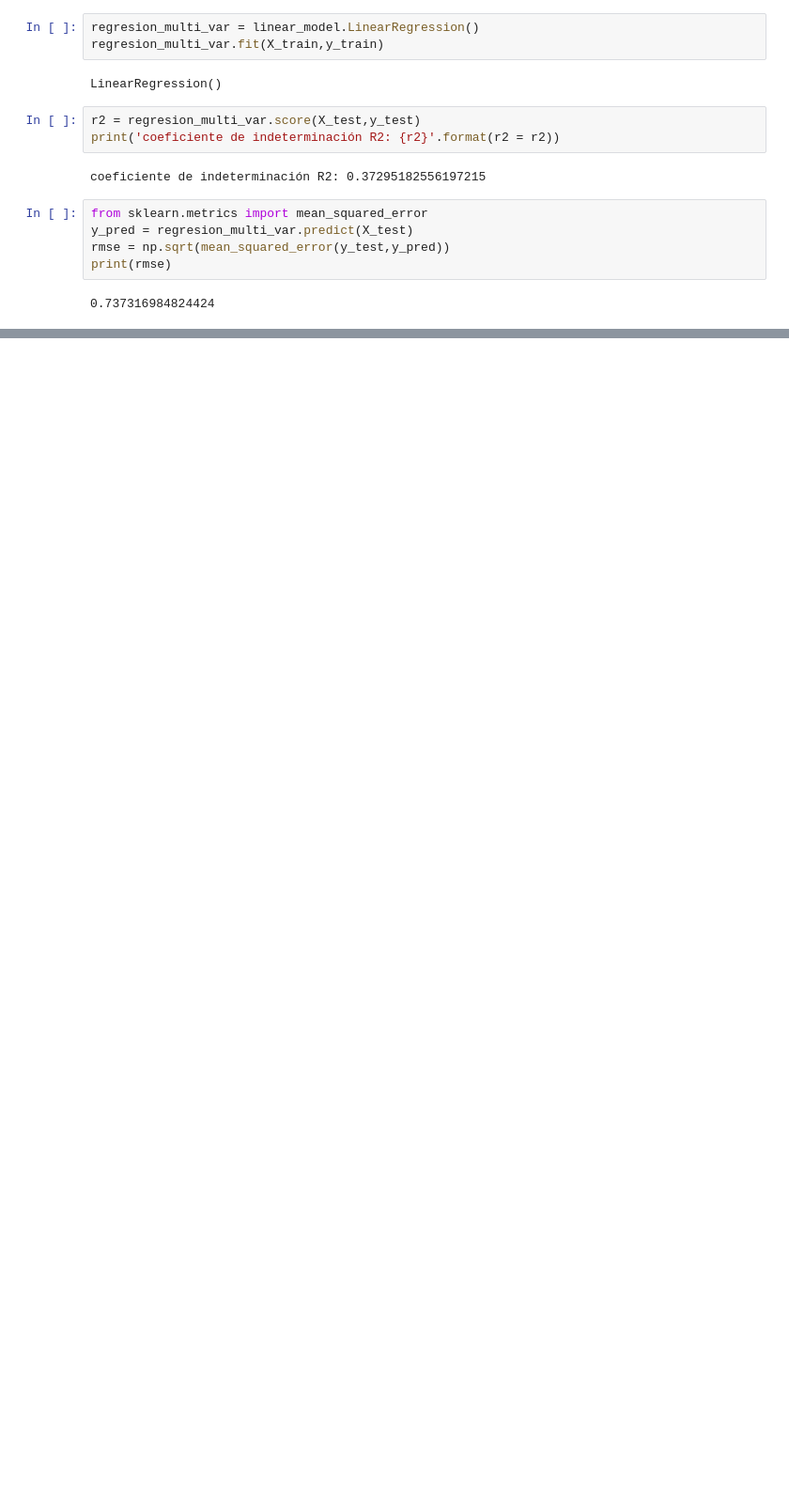
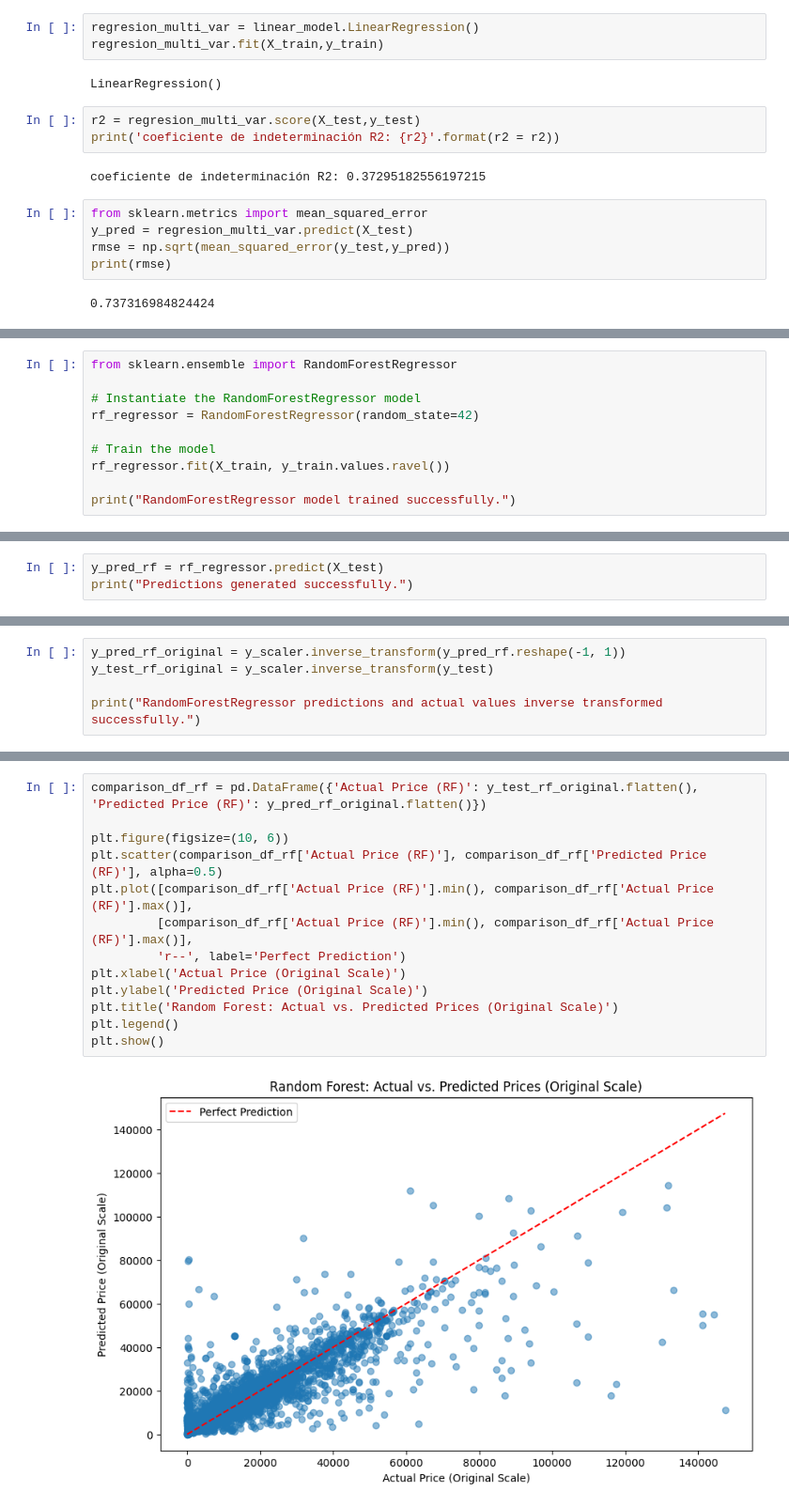
Before and after one commit to AngelFelixV/Regresi-n_predictor_autos, a Jupyter notebook: Copia_de_Regresión_clase_autos.ipynb, the cells around one changed output, grey strips where cells are left out. Shown: that part at 94% size. Saved outputs shown, nothing was run; the diff lists cells and outputs as text; blank space fills up the shorter version.

```diff
--- a/Copia_de_Regresión_clase_autos.ipynb
+++ b/Copia_de_Regresión_clase_autos.ipynb
@@ -365,0 +460,10 @@ print(rmse)
+# %%
+from sklearn.ensemble import RandomForestRegressor
+
+# Instantiate the RandomForestRegressor model
+rf_regressor = RandomForestRegressor(random_state=42)
+
+# Train the model
+rf_regressor.fit(X_train, y_train.values.ravel())
+
+print("RandomForestRegressor model trained successfully.")
@@ -365,0 +480,3 @@ print(rmse)
+# %%
+y_pred_rf = rf_regressor.predict(X_test)
+print("Predictions generated successfully.")
@@ -365,0 +493,5 @@ print(rmse)
+# %%
+y_pred_rf_original = y_scaler.inverse_transform(y_pred_rf.reshape(-1, 1))
+y_test_rf_original = y_scaler.inverse_transform(y_test)
+
+print("RandomForestRegressor predictions and actual values inverse transformed successfully.")
@@ -365,0 +525,15 @@ print(rmse)
+# %%
+comparison_df_rf = pd.DataFrame({'Actual Price (RF)': y_test_rf_original.flatten(), 'Predicted Price (RF)': y_pred_rf_original.flatten()})
+
+plt.figure(figsize=(10, 6))
+plt.scatter(comparison_df_rf['Actual Price (RF)'], comparison_df_rf['Predicted Price (RF)'], alpha=0.5)
+plt.plot([comparison_df_rf['Actual Price (RF)'].min(), comparison_df_rf['Actual Price (RF)'].max()],
+         [comparison_df_rf['Actual Price (RF)'].min(), comparison_df_rf['Actual Price (RF)'].max()],
+         'r--', label='Perfect Prediction')
+plt.xlabel('Actual Price (Original Scale)')
+plt.ylabel('Predicted Price (Original Scale)')
+plt.title('Random Forest: Actual vs. Predicted Prices (Original Scale)')
+plt.legend()
+plt.show()
+# %% [output]
+[figure, added]
```
Also changed, not shown: parts of 35 cells of this notebook.
